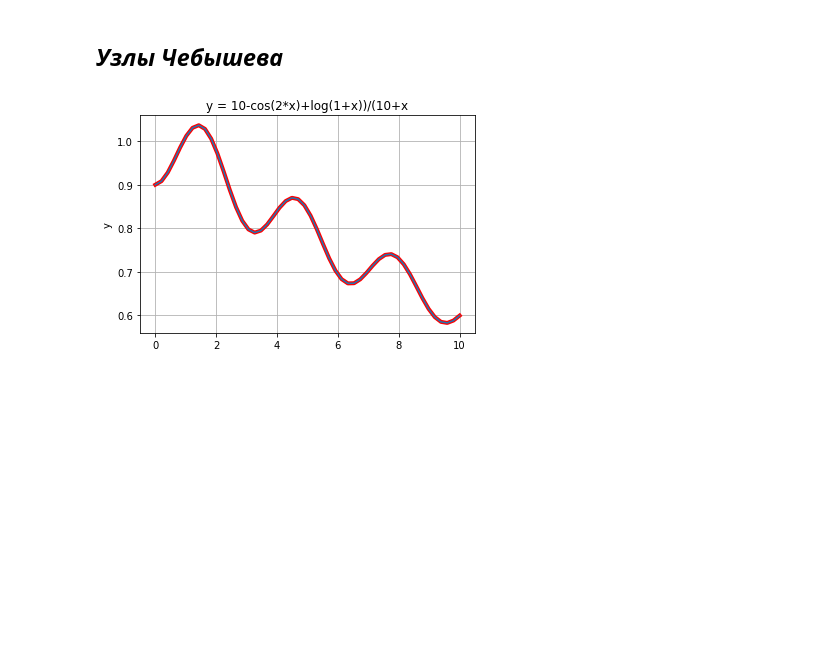
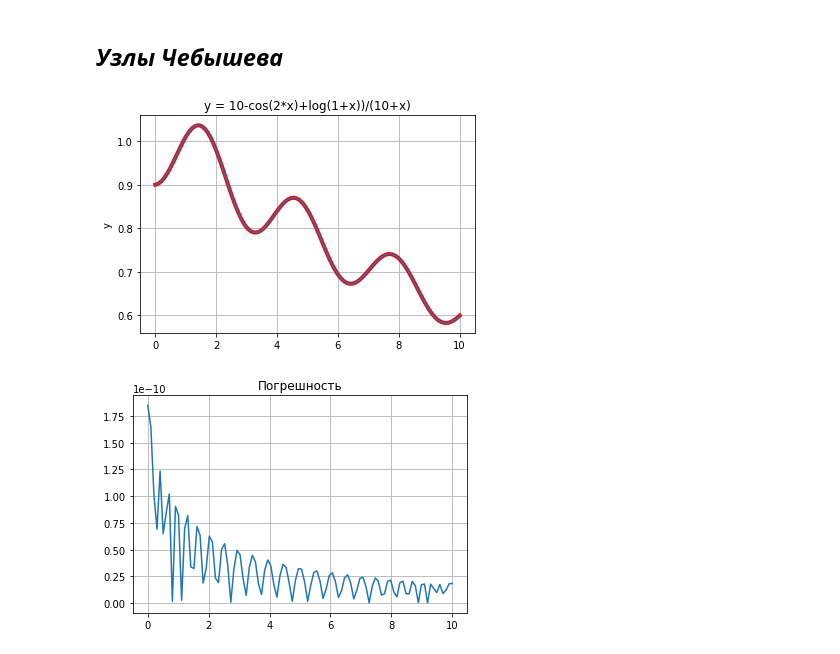
Before and after one commit to mainarel/-Numerical_methods, a Jupyter notebook: Lab1.ipynb, the cells around one changed output. Drawn from its saved outputs; the diff is of its cells as text; code cells hidden in the pictures; blank space fills up the shorter version.

```diff
--- a/Lab1.ipynb
+++ b/Lab1.ipynb
@@ -52,34 +65,45 @@ plt.show()
 # %% [markdown]
 ## *Узлы Чебышева*
 # %%
+from numpy.lib.type_check import real
 import math
 import numpy as np
 n = 30
 a = 0
 b = 10
+
 x_cheb = []
 y_cheb = []
+
 
 def func(x):
   return (10-np.cos(2*x)+np.log(1+x))/(10+x)
 
 
 for i in range (1,n+1):
-  x_cheb.append(1/2*(a+b)+1/2*(b-a)*math.cos(((2*i-1)/(2*n))*math.pi))
+  x_cheb.append(5 + 5*math.cos((2 * i - 1) * math.pi / (2 * n)))
   y_cheb.append (func(x_cheb[i-1]))
 
-new_x2 = np.linspace(0, 10, 50)
+
+new_x2 = np.linspace(0, 10, 100)
 new_y2 = [lagrange(x,x_cheb,y_cheb) for x in new_x2]
 real_y1 = [func(x) for x in new_x2]
 
+plt.figure(3)
 plt.grid(True)
 plt.title('y = 10-cos(2*x)+log(1+x))/(10+x)')
 plt.ylabel("y")
 plt.plot(new_x2, real_y1, color='red', linewidth = 4)
 plt.plot(new_x2, new_y2)
+plt.show()
 
+plt.figure(4)
+plt.grid(True)
+plt.title('Погрешность')
+plt.plot(   new_x2, [abs(new_y2[i] - real_y1[i]) for i in range(len(real_y1))  ] )
 plt.show()
 # %% [output]
 [figure]
+[figure, added]
 # %%
 import math
```
Also changed, not shown: parts of 5 cells of this notebook.
